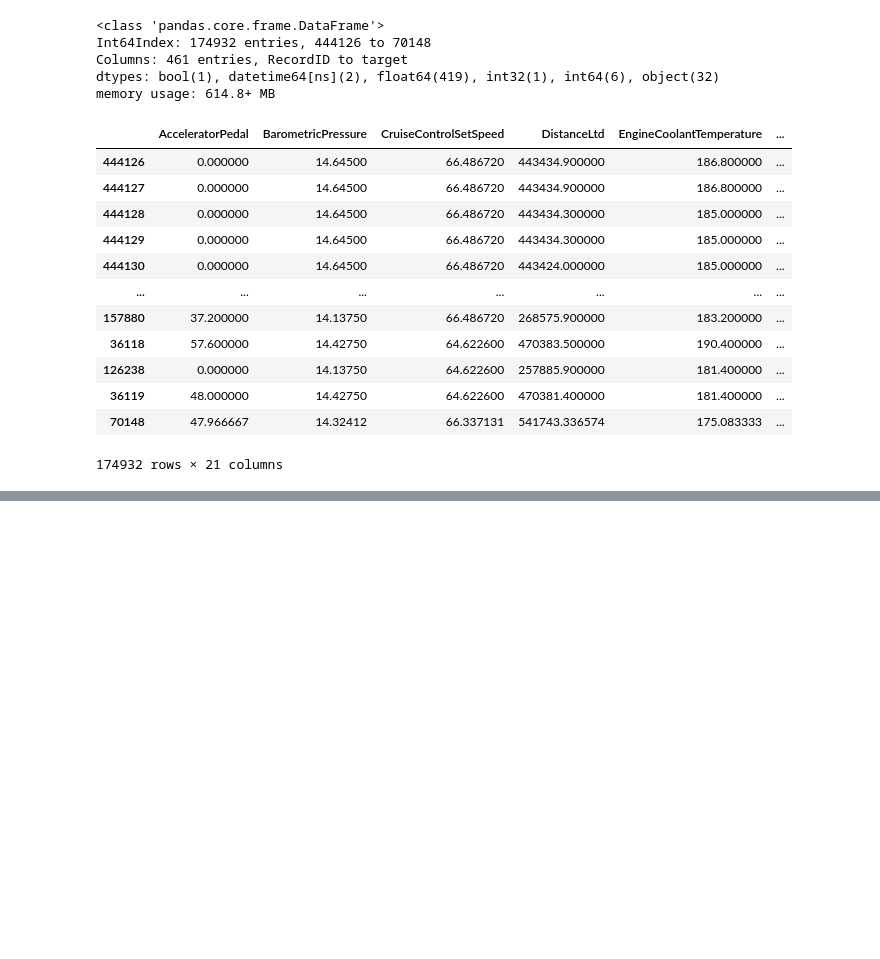
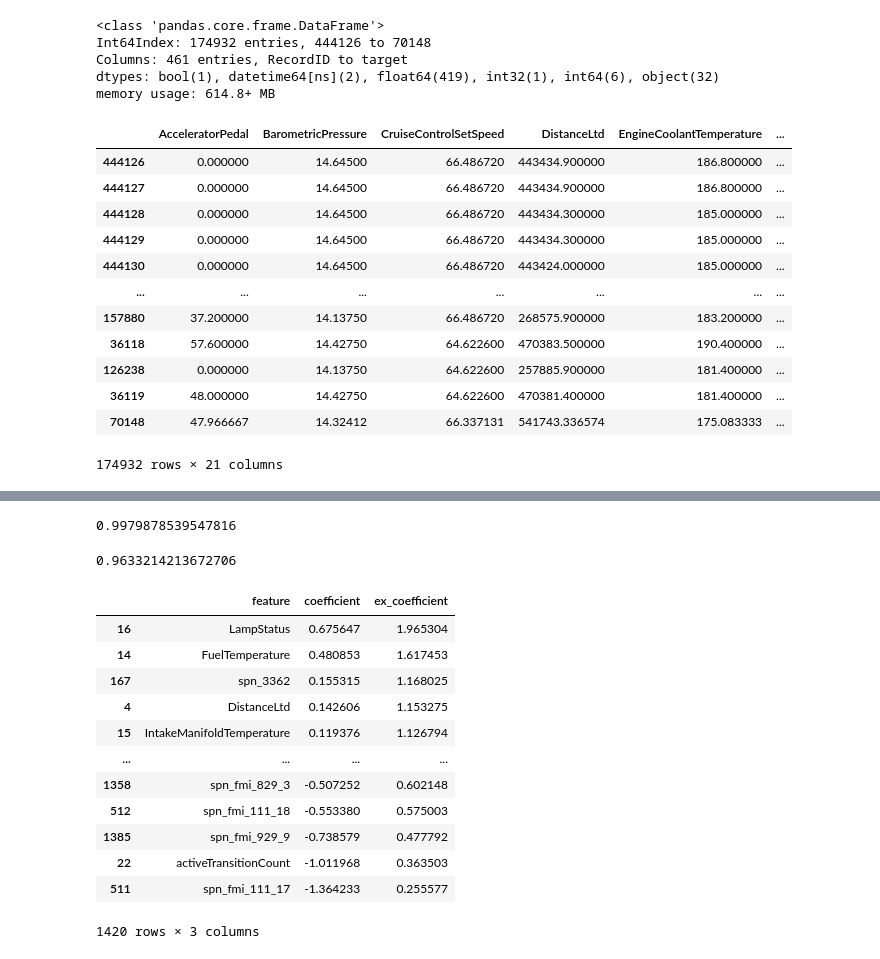
Before and after one commit to nss-data-science-cohort-6/big_g_express-elden_ring, a Jupyter notebook: notebooks/Untitled.ipynb, the cells around one changed output, grey strips where cells are left out. Cells and saved outputs as stored; diff of their text form; code cells hidden in the pictures; blank space fills up the shorter version.

```diff
--- a/notebooks/Untitled.ipynb
+++ b/notebooks/Untitled.ipynb
@@ -859,0 +808,31 @@ MemoryError: Unable to allocate 4.63 GiB for an array with shape (1420, 437338)
+# %%
+# #step3
+accuracy_score(y1_test, logreg1)
+# %% [output]
+0.9979878539547816
+# %%
+# #step4 ROC_AUC
+roc_auc_score(y1_test, logReg_scaler.predict_proba(X1_test)[:,1] )
+# %% [output]
+0.9633214213672706
+# %%
+# #step5
+# #extracting the features
+pd.DataFrame({'feature': logReg_scaler['impute'].get_feature_names_out(),
+                             'coefficient': logReg_scaler['log_reg'].coef_[0],
+             "ex_coefficient": np.exp(logReg_scaler['log_reg'].coef_[0])}).sort_values(by='coefficient', ascending =False)
+# #every drop in the x-feature affects the predicted probability by the ex_coefficient
+# %% [output]
+|  | feature | coefficient | ex_coefficient |
+| 16 | LampStatus | 0.675647 | 1.965304 |
+| 14 | FuelTemperature | 0.480853 | 1.617453 |
+| 167 | spn_3362 | 0.155315 | 1.168025 |
+| 4 | DistanceLtd | 0.142606 | 1.153275 |
+| 15 | IntakeManifoldTemperature | 0.119376 | 1.126794 |
+| ... | ... | ... | ... |
+| 1358 | spn_fmi_829_3 | -0.507252 | 0.602148 |
+| 512 | spn_fmi_111_18 | -0.553380 | 0.575003 |
+| 1385 | spn_fmi_929_9 | -0.738579 | 0.477792 |
+| 22 | activeTransitionCount | -1.011968 | 0.363503 |
+| 511 | spn_fmi_111_17 | -1.364233 | 0.255577 |
+1420 rows × 3 columns
```
Also changed, not shown: parts of 68 cells of this notebook.
